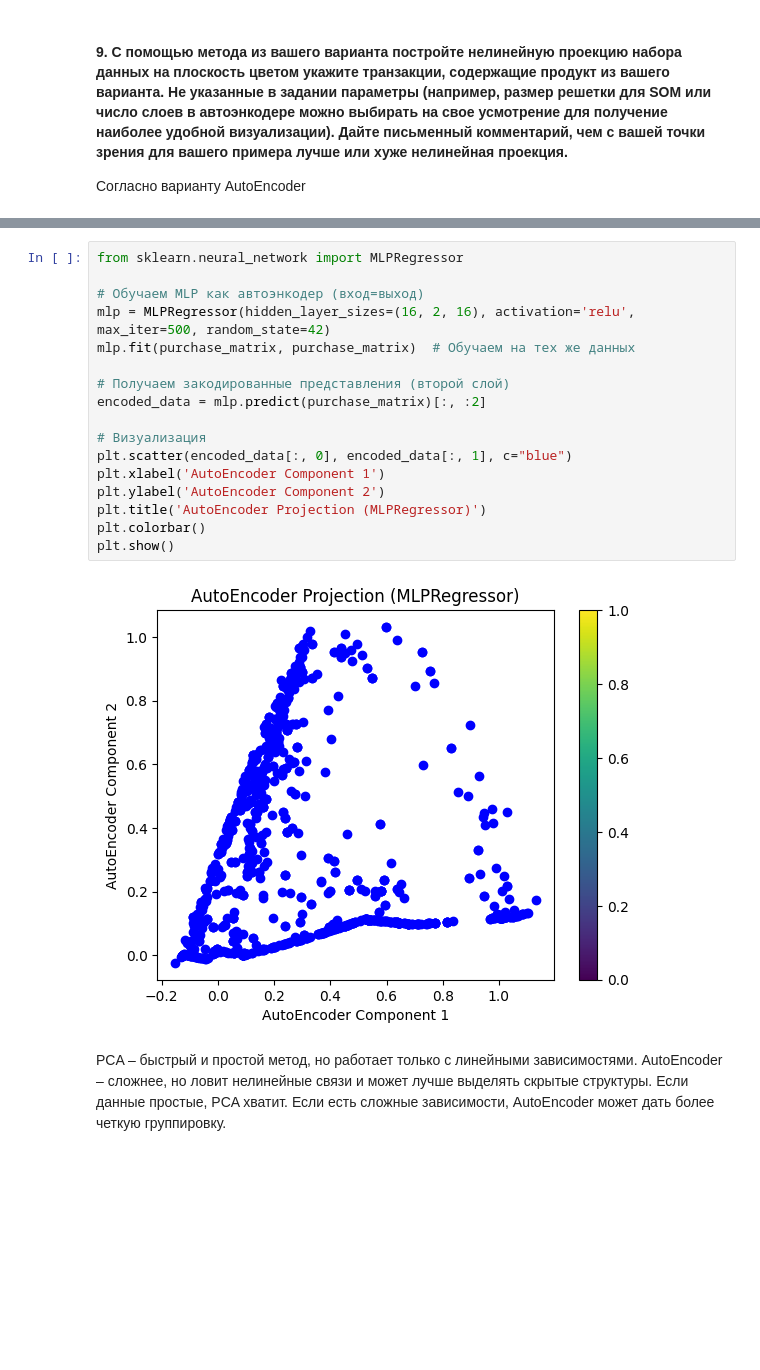
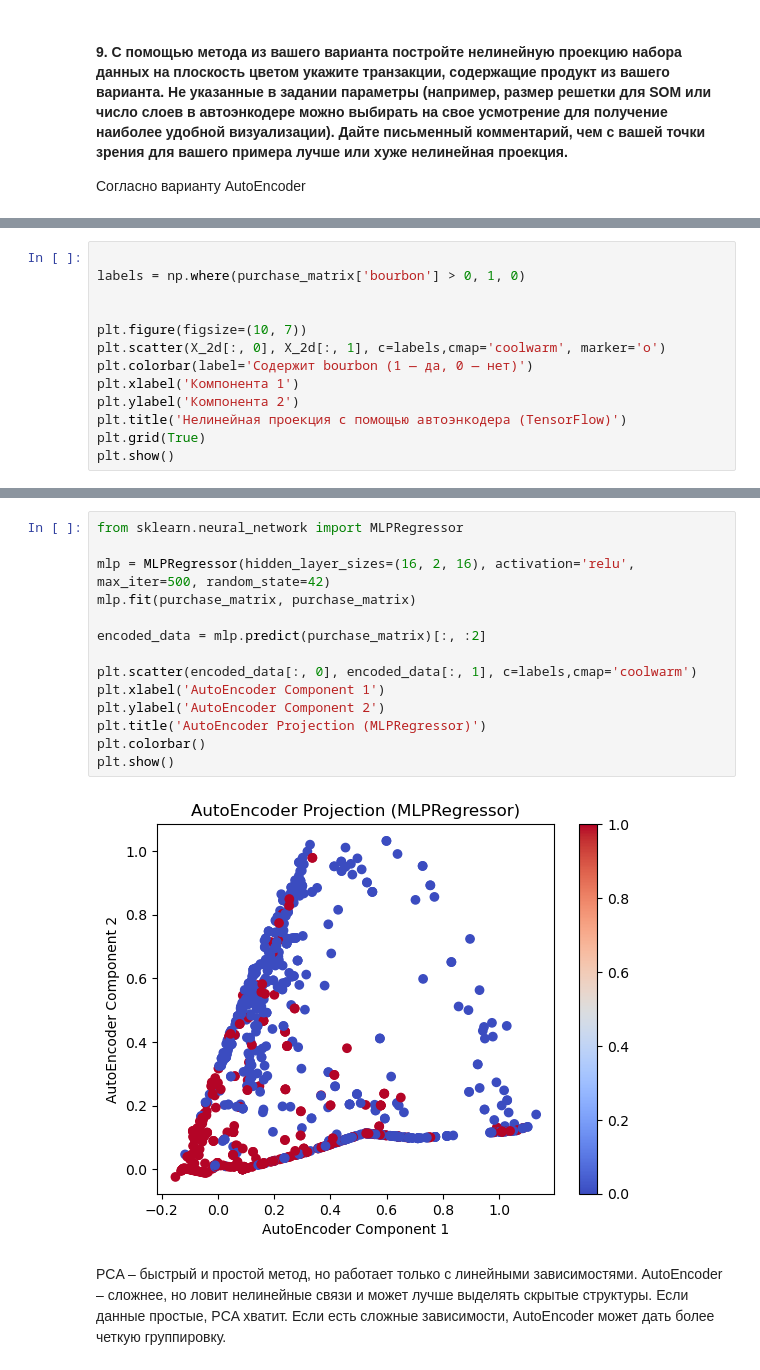
Before and after one commit to aiksiq/ml_laba, a Jupyter notebook: laba_ml1-2.ipynb, the cells around one changed output, grey strips where cells are left out. Cells and saved outputs as stored; diff of their text form; blank space fills up the shorter version.

```diff
--- a/laba_ml1-2.ipynb
+++ b/laba_ml1-2.ipynb
@@ -247,0 +292,13 @@ plt.show()
+# %%
+
+labels = np.where(purchase_matrix['bourbon'] > 0, 1, 0)
+
+
+plt.figure(figsize=(10, 7))
+plt.scatter(X_2d[:, 0], X_2d[:, 1], c=labels,cmap='coolwarm', marker='o')
+plt.colorbar(label='Содержит bourbon (1 — да, 0 — нет)')
+plt.xlabel('Компонента 1')
+plt.ylabel('Компонента 2')
+plt.title('Нелинейная проекция с помощью автоэнкодера (TensorFlow)')
+plt.grid(True)
+plt.show()
@@ -248,22 +307,19 @@ plt.show()
 # %%
 from sklearn.neural_network import MLPRegressor
 
-# Обучаем MLP как автоэнкодер (вход=выход)
 mlp = MLPRegressor(hidden_layer_sizes=(16, 2, 16), activation='relu', max_iter=500, random_state=42)
-mlp.fit(purchase_matrix, purchase_matrix)  # Обучаем на тех же данных
+mlp.fit(purchase_matrix, purchase_matrix)
 
-# Получаем закодированные представления (второй слой)
 encoded_data = mlp.predict(purchase_matrix)[:, :2]
 
-# Визуализация
-plt.scatter(encoded_data[:, 0], encoded_data[:, 1], c="blue")
+plt.scatter(encoded_data[:, 0], encoded_data[:, 1], c=labels,cmap='coolwarm')
 plt.xlabel('AutoEncoder Component 1')
 plt.ylabel('AutoEncoder Component 2')
 plt.title('AutoEncoder Projection (MLPRegressor)')
 plt.colorbar()
 plt.show()
 # %% [output]
-[figure, old version]
+[figure, new version]
 # %% [markdown]
 PCA – быстрый и простой метод, но работает только с линейными зависимостями. AutoEncoder – сложнее, но ловит нелинейные связи и может лучше выделять скрытые структуры. Если данные простые, PCA хватит. Если есть сложные зависимости, AutoEncoder может дать более четкую группировку.
 # %% [markdown]
```
Also changed, not shown: parts of 10 cells of this notebook, 1 other file.
